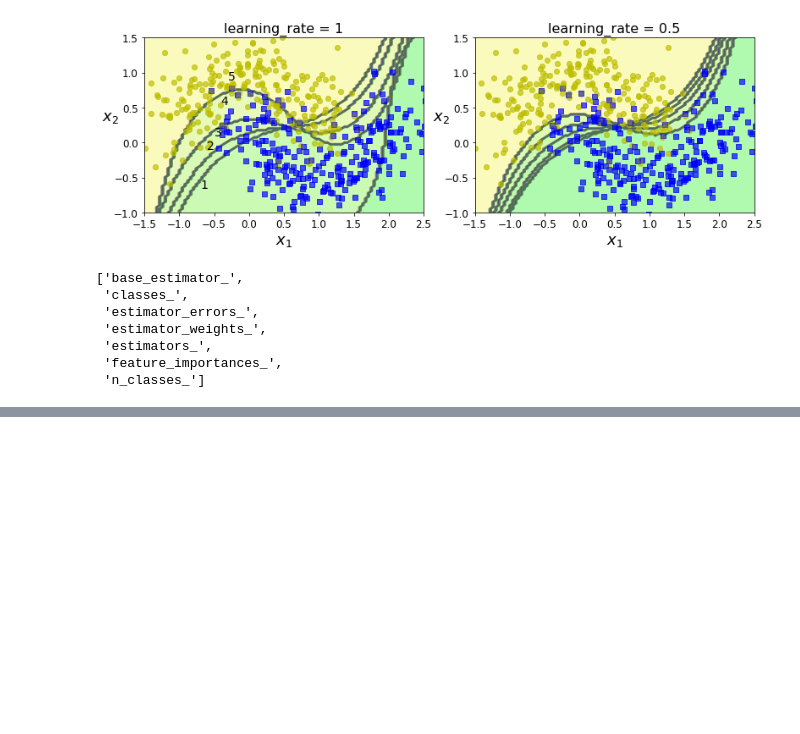
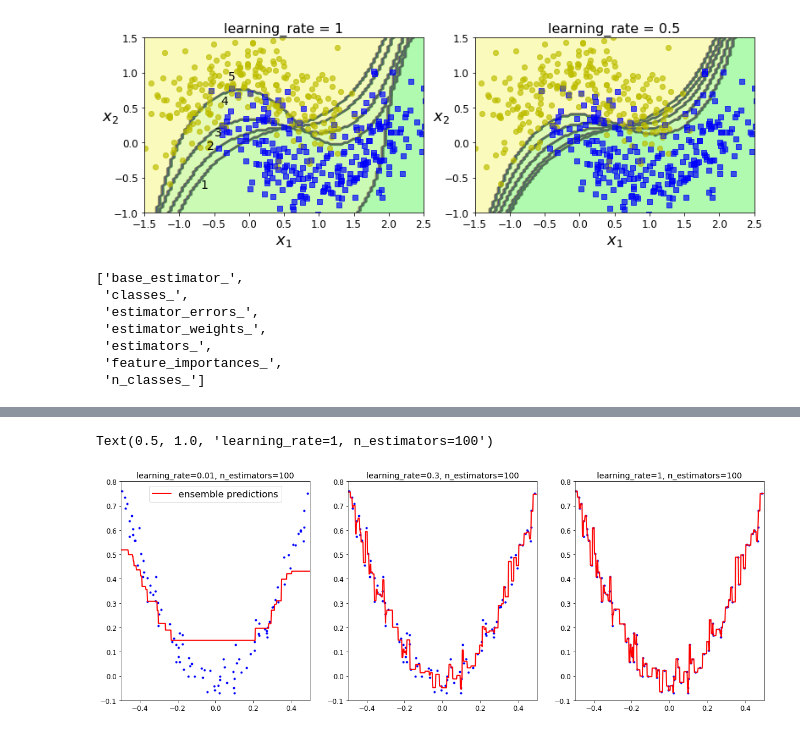
Before and after one commit to herbwood/study_datascience, a Jupyter notebook: scikit_learn/handson/07.ensemble.ipynb, the cells around one changed output, grey strips where cells are left out. Cells and saved outputs as stored; diff of their text form; code cells hidden in the pictures; blank space fills up the shorter version.

```diff
--- a/scikit_learn/handson/07.ensemble.ipynb
+++ b/scikit_learn/handson/07.ensemble.ipynb
@@ -357,0 +453,5 @@ list(m for m in dir(ada_clf) if not m.startswith('_') and m.endswith('_'))
+# %%
+from sklearn.ensemble import GradientBoostingRegressor
+
+gbrt = GradientBoostingRegressor(max_depth=2, n_estimators=3, learning_rate=0.1, random_state=42)
+gbrt.fit(X, y)
@@ -357,0 +468,3 @@ list(m for m in dir(ada_clf) if not m.startswith('_') and m.endswith('_'))
+# %%
+gbrt_slow = GradientBoostingRegressor(max_depth=2, n_estimators=200, learning_rate=0.1, random_state=42)
+gbrt_slow.fit(X, y)
@@ -357,0 +481,27 @@ list(m for m in dir(ada_clf) if not m.startswith('_') and m.endswith('_'))
+# %%
+# learning rate별 학습 결과
+gbrt_1 = GradientBoostingRegressor(max_depth=2, n_estimators=100, learning_rate=0.01, random_state=42)
+gbrt_1.fit(X, y)
+
+gbrt_2 = GradientBoostingRegressor(max_depth=2, n_estimators=100, learning_rate=1, random_state=42)
+gbrt_2.fit(X, y)
+
+gbrt_3 = GradientBoostingRegressor(max_depth=2, n_estimators=100, learning_rate=0.3, random_state=42)
+gbrt_3.fit(X, y)
+
+plt.figure(figsize=(20,7))
+
+plt.subplot(131)
+plot_predictions([gbrt_1], X, y, axes=[-0.5, 0.5, -0.1, 0.8], label='ensemble predictions')
+plt.title('learning_rate={}, n_estimators={}'.format(gbrt_1.learning_rate, gbrt_1.n_estimators), fontsize=14)
+
+plt.subplot(132)
+plot_predictions([gbrt_3], X, y, axes=[-0.5, 0.5, -0.1, 0.8])
+plt.title('learning_rate={}, n_estimators={}'.format(gbrt_3.learning_rate, gbrt_3.n_estimators), fontsize=14)
+
+plt.subplot(133)
+plot_predictions([gbrt_2], X, y, axes=[-0.5, 0.5, -0.1, 0.8])
+plt.title('learning_rate={}, n_estimators={}'.format(gbrt_2.learning_rate, gbrt_2.n_estimators), fontsize=14)
+# %% [output]
+Text(0.5, 1.0, 'learning_rate=1, n_estimators=100')
+[figure, added]
```
Also changed, not shown: parts of 20 cells of this notebook.
